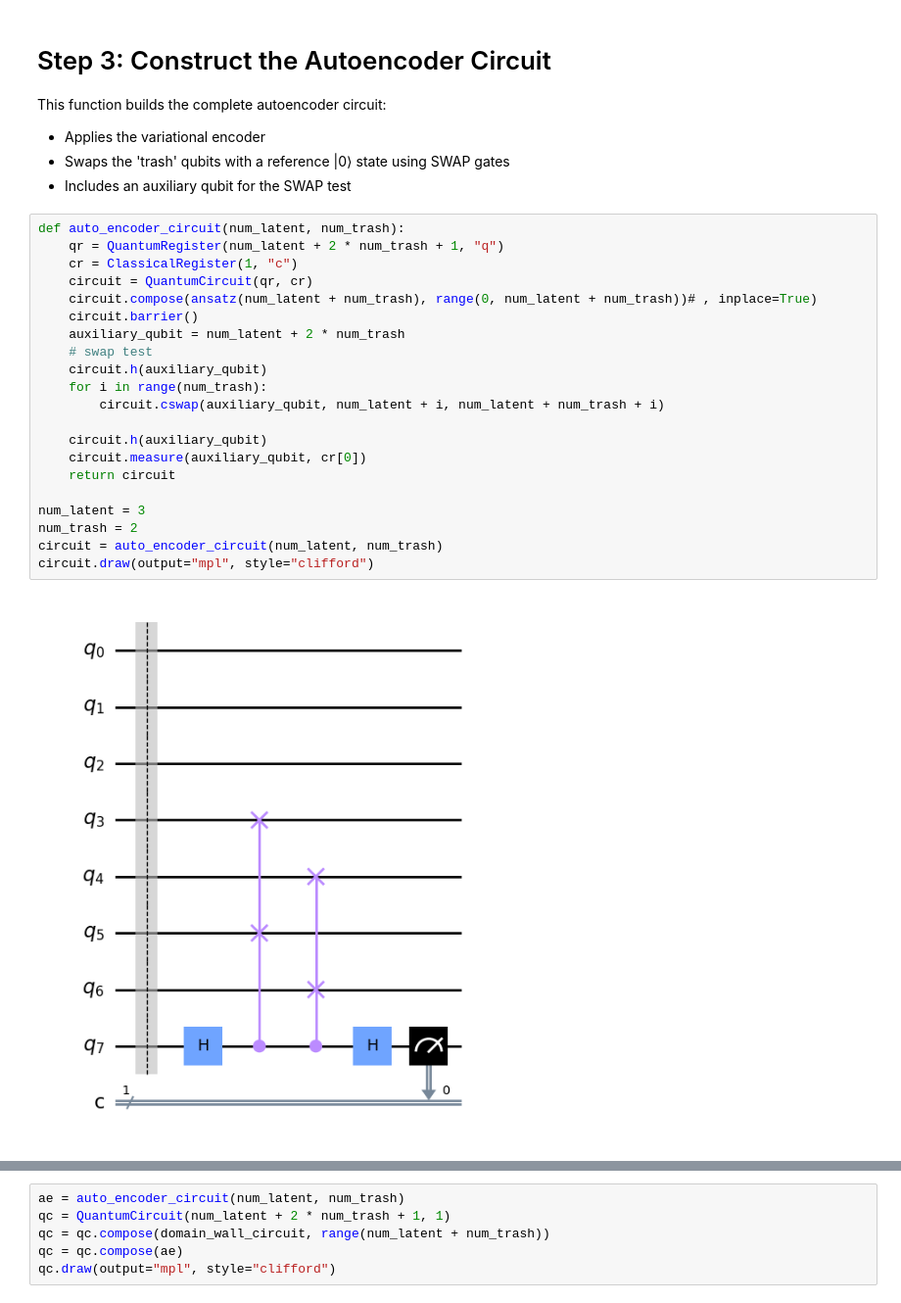
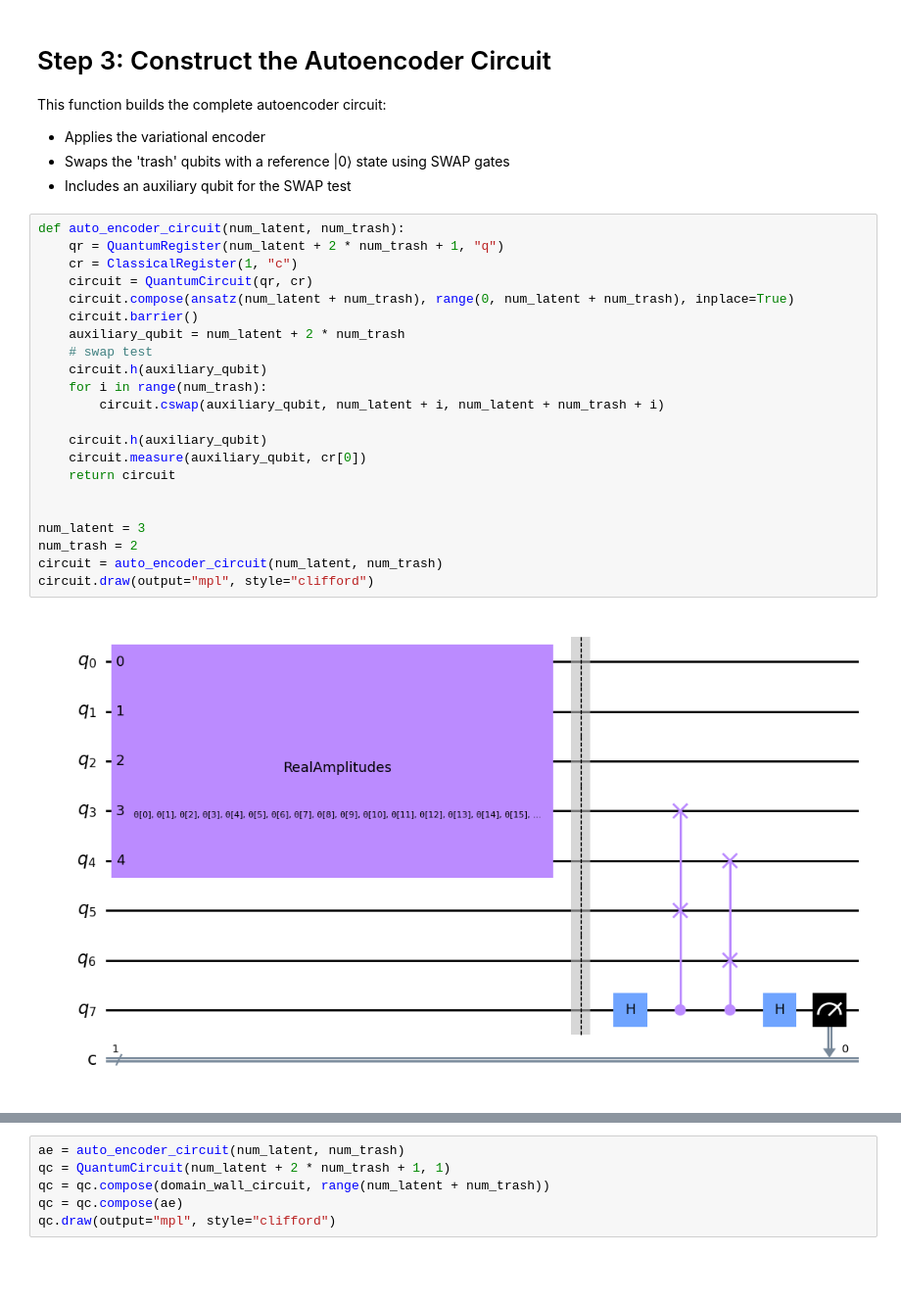
Before and after one commit to mdaamirQ/ISIT-2025-Quantum-Hackathon, a Jupyter notebook: Variational Quantum Auto Encoders (VQAE)/demo_code/VQAE_Demo_Code.ipynb, the cells around one changed output, grey strips where cells are left out. Shown: that part at 98% size. Drawn from its saved outputs; the diff is of its cells as text; blank space fills up the shorter version.

```diff
--- a/Variational Quantum Auto Encoders (VQAE)/demo_code/VQAE_Demo_Code.ipynb
+++ b/Variational Quantum Auto Encoders (VQAE)/demo_code/VQAE_Demo_Code.ipynb
@@ -125,26 +131,27 @@ This function builds the complete autoencoder circuit:
 # %%
 def auto_encoder_circuit(num_latent, num_trash):
     qr = QuantumRegister(num_latent + 2 * num_trash + 1, "q")
     cr = ClassicalRegister(1, "c")
     circuit = QuantumCircuit(qr, cr)
-    circuit.compose(ansatz(num_latent + num_trash), range(0, num_latent + num_trash))# , inplace=True)
+    circuit.compose(ansatz(num_latent + num_trash), range(0, num_latent + num_trash), inplace=True)
     circuit.barrier()
     auxiliary_qubit = num_latent + 2 * num_trash
     # swap test
     circuit.h(auxiliary_qubit)
     for i in range(num_trash):
         circuit.cswap(auxiliary_qubit, num_latent + i, num_latent + num_trash + i)
 
     circuit.h(auxiliary_qubit)
     circuit.measure(auxiliary_qubit, cr[0])
     return circuit
 
+
 num_latent = 3
 num_trash = 2
 circuit = auto_encoder_circuit(num_latent, num_trash)
 circuit.draw(output="mpl", style="clifford")
 # %% [output]
-[figure, old version]
+[figure, new version]
 # %%
 def domain_wall(circuit, a, b):
     # Here we place the Domain Wall to qubits a - b in our circuit
```
Also changed, not shown: parts of 11 cells of this notebook, 1 other file.
